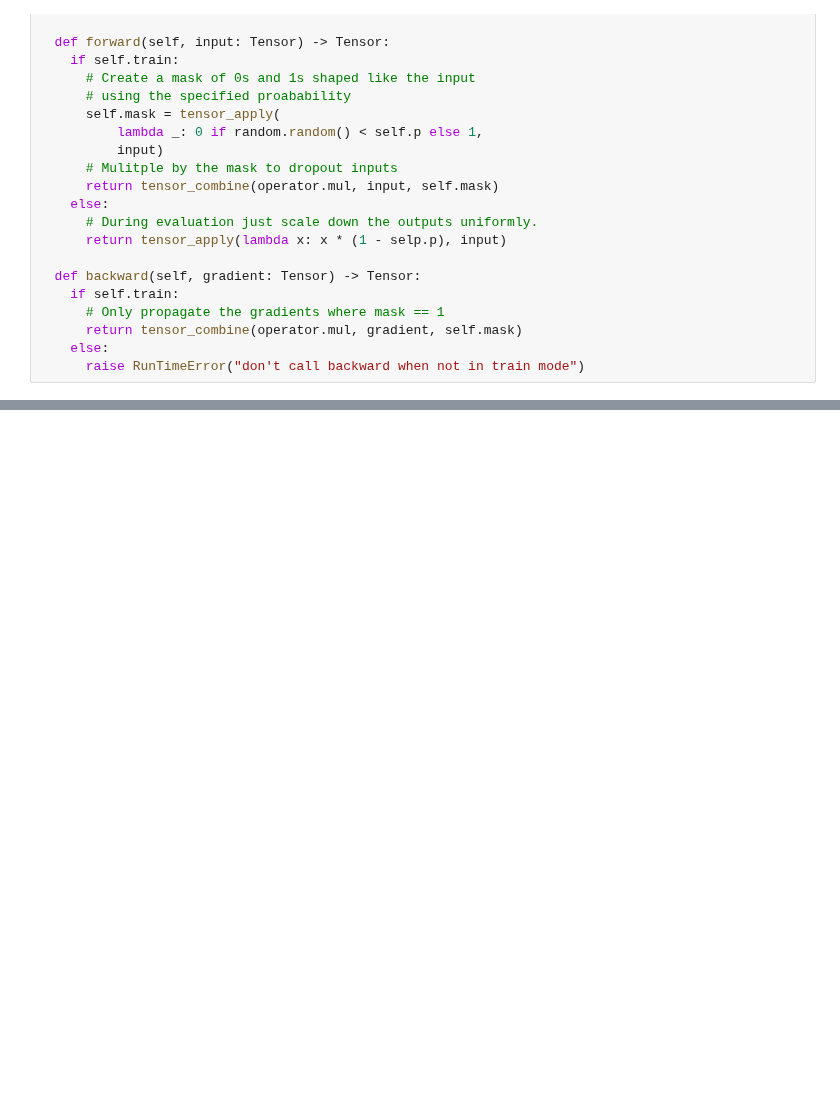
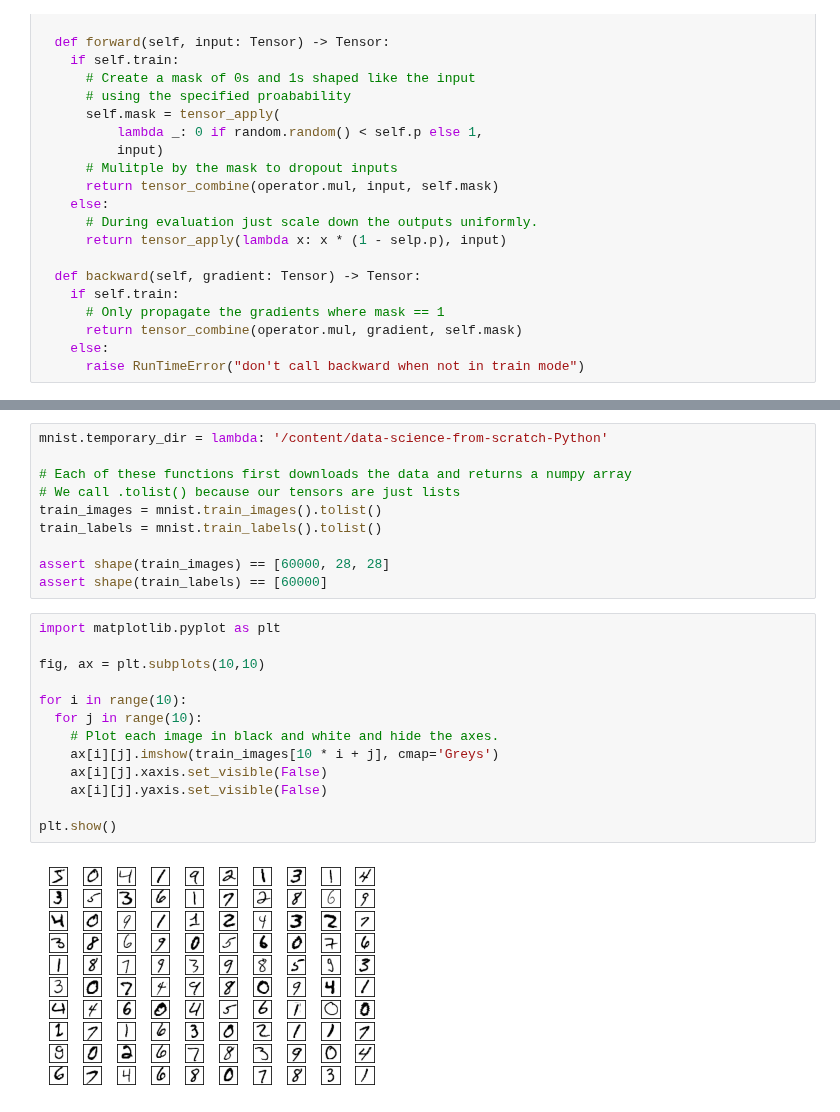
Before and after one commit to jamestheengineer/data-science-from-scratch-Python, a Jupyter notebook: Chapter_19.ipynb, the cells around one changed output, grey strips where cells are left out. Drawn from its saved outputs; the diff is of its cells as text; blank space fills up the shorter version.

Commit message:
Starting mnist example.

```diff
--- a/Chapter_19.ipynb
+++ b/Chapter_19.ipynb
@@ -571,0 +624,25 @@ class Dropout(Layer):
+# %%
+mnist.temporary_dir = lambda: '/content/data-science-from-scratch-Python'
+
+# Each of these functions first downloads the data and returns a numpy array
+# We call .tolist() because our tensors are just lists
+train_images = mnist.train_images().tolist()
+train_labels = mnist.train_labels().tolist()
+
+assert shape(train_images) == [60000, 28, 28]
+assert shape(train_labels) == [60000]
+# %%
+import matplotlib.pyplot as plt
+
+fig, ax = plt.subplots(10,10)
+
+for i in range(10):
+  for j in range(10):
+    # Plot each image in black and white and hide the axes.
+    ax[i][j].imshow(train_images[10 * i + j], cmap='Greys')
+    ax[i][j].xaxis.set_visible(False)
+    ax[i][j].yaxis.set_visible(False)
+
+plt.show()
+# %% [output]
+[figure, added]
```
Also changed, not shown: parts of 9 cells of this notebook.
